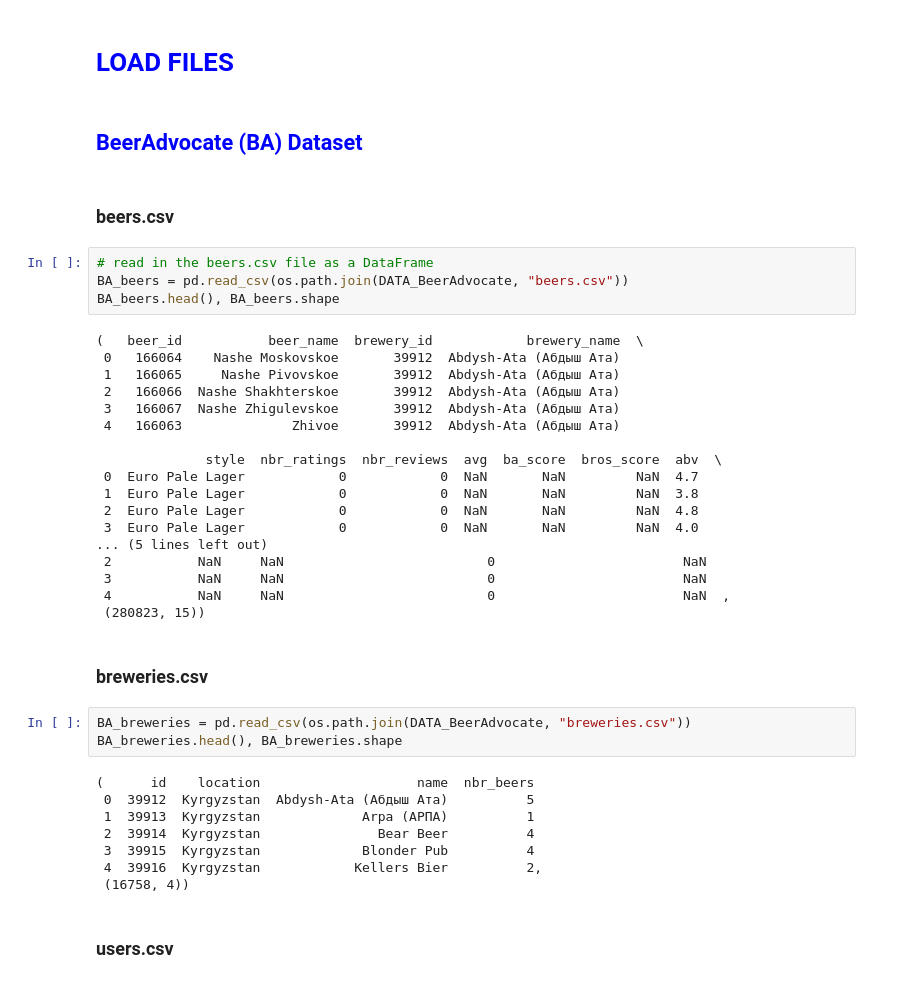
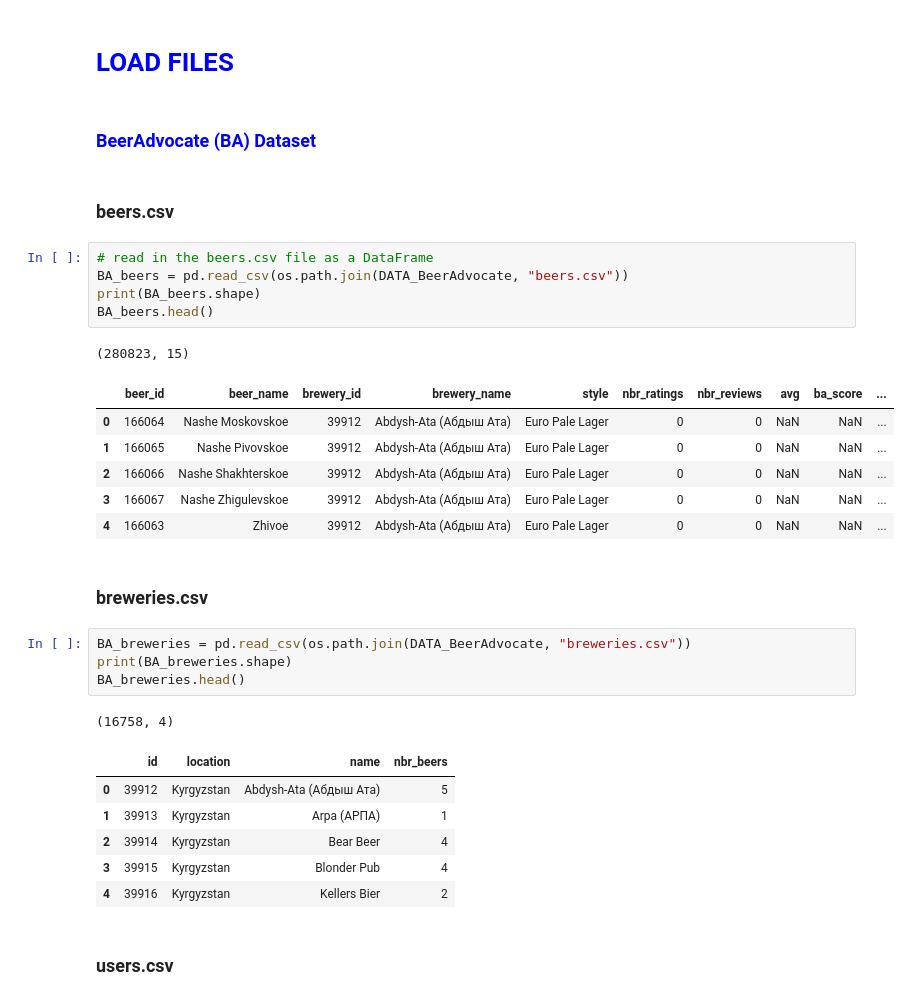
Before and after one commit to epfl-ada/ada-2023-project-adarescueteam, a Jupyter notebook: code/EDA_P1.ipynb, the cells around one changed output. Drawn from its saved outputs; the diff is of its cells as text.

```diff
--- a/code/EDA_P1.ipynb
+++ b/code/EDA_P1.ipynb
@@ -166,44 +188,36 @@ def read_reviews_txt(folder, file_name):
 # %% [markdown]
 # <span style="color: blue;">LOAD FILES</span>
 # %% [markdown]
-## <span style="color: blue;">BeerAdvocate (BA) Dataset</span>
+### <span style="color: blue;">BeerAdvocate (BA) Dataset</span>
 # %% [markdown]
 ### beers.csv
 # %%
 # read in the beers.csv file as a DataFrame
 BA_beers = pd.read_csv(os.path.join(DATA_BeerAdvocate, "beers.csv"))
-BA_beers.head(), BA_beers.shape
+print(BA_beers.shape)
+BA_beers.head()
 # %% [output]
-(   beer_id           beer_name  brewery_id            brewery_name  \
- 0   166064    Nashe Moskovskoe       39912  Abdysh-Ata (Абдыш Ата)
- 1   166065     Nashe Pivovskoe       39912  Abdysh-Ata (Абдыш Ата)
- 2   166066  Nashe Shakhterskoe       39912  Abdysh-Ata (Абдыш Ата)
- 3   166067  Nashe Zhigulevskoe       39912  Abdysh-Ata (Абдыш Ата)
- 4   166063              Zhivoe       39912  Abdysh-Ata (Абдыш Ата)
-
-              style  nbr_ratings  nbr_reviews  avg  ba_score  bros_score  abv  \
- 0  Euro Pale Lager            0            0  NaN       NaN         NaN  4.7
- 1  Euro Pale Lager            0            0  NaN       NaN         NaN  3.8
- 2  Euro Pale Lager            0            0  NaN       NaN         NaN  4.8
- 3  Euro Pale Lager            0            0  NaN       NaN         NaN  4.0
-... (5 lines left out)
- 2           NaN     NaN                          0                        NaN
- 3           NaN     NaN                          0                        NaN
- 4           NaN     NaN                          0                        NaN  ,
- (280823, 15))
+(280823, 15)
+|  | beer_id | beer_name | brewery_id | brewery_name | style | nbr_ratings | nbr_reviews | avg | ba_score | ... |
+| 0 | 166064 | Nashe Moskovskoe | 39912 | Abdysh-Ata (Абдыш Ата) | Euro Pale Lager | 0 | 0 | NaN | NaN | ... |
+| 1 | 166065 | Nashe Pivovskoe | 39912 | Abdysh-Ata (Абдыш Ата) | Euro Pale Lager | 0 | 0 | NaN | NaN | ... |
+| 2 | 166066 | Nashe Shakhterskoe | 39912 | Abdysh-Ata (Абдыш Ата) | Euro Pale Lager | 0 | 0 | NaN | NaN | ... |
+| 3 | 166067 | Nashe Zhigulevskoe | 39912 | Abdysh-Ata (Абдыш Ата) | Euro Pale Lager | 0 | 0 | NaN | NaN | ... |
+| 4 | 166063 | Zhivoe | 39912 | Abdysh-Ata (Абдыш Ата) | Euro Pale Lager | 0 | 0 | NaN | NaN | ... |
 # %% [markdown]
 ### breweries.csv
 # %%
 BA_breweries = pd.read_csv(os.path.join(DATA_BeerAdvocate, "breweries.csv"))
-BA_breweries.head(), BA_breweries.shape
+print(BA_breweries.shape)
+BA_breweries.head()
 # %% [output]
-(      id    location                    name  nbr_beers
- 0  39912  Kyrgyzstan  Abdysh-Ata (Абдыш Ата)          5
- 1  39913  Kyrgyzstan             Arpa (АРПА)          1
- 2  39914  Kyrgyzstan               Bear Beer          4
- 3  39915  Kyrgyzstan             Blonder Pub          4
- 4  39916  Kyrgyzstan            Kellers Bier          2,
- (16758, 4))
+(16758, 4)
+|  | id | location | name | nbr_beers |
+| 0 | 39912 | Kyrgyzstan | Abdysh-Ata (Абдыш Ата) | 5 |
+| 1 | 39913 | Kyrgyzstan | Arpa (АРПА) | 1 |
+| 2 | 39914 | Kyrgyzstan | Bear Beer | 4 |
+| 3 | 39915 | Kyrgyzstan | Blonder Pub | 4 |
+| 4 | 39916 | Kyrgyzstan | Kellers Bier | 2 |
 # %% [markdown]
 ### users.csv
 # %%
```
Also changed, not shown: parts of 51 cells of this notebook.
